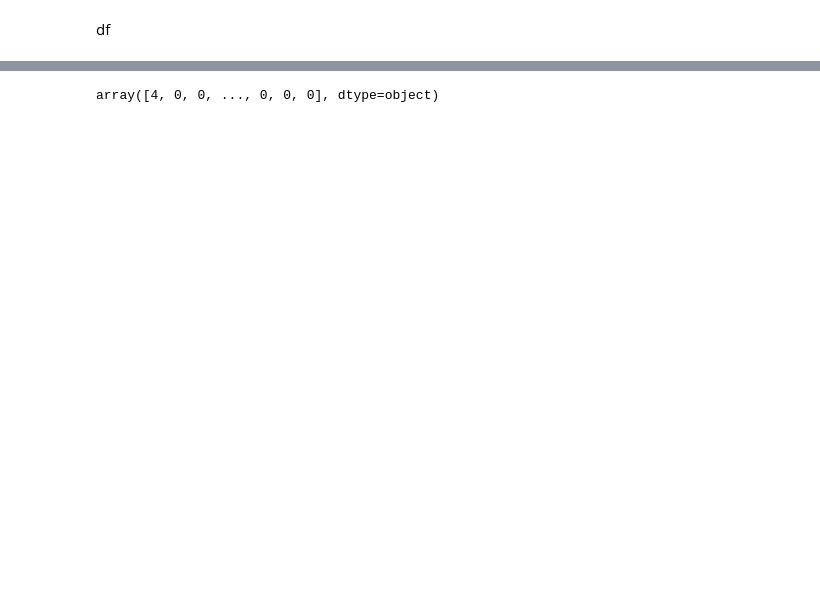
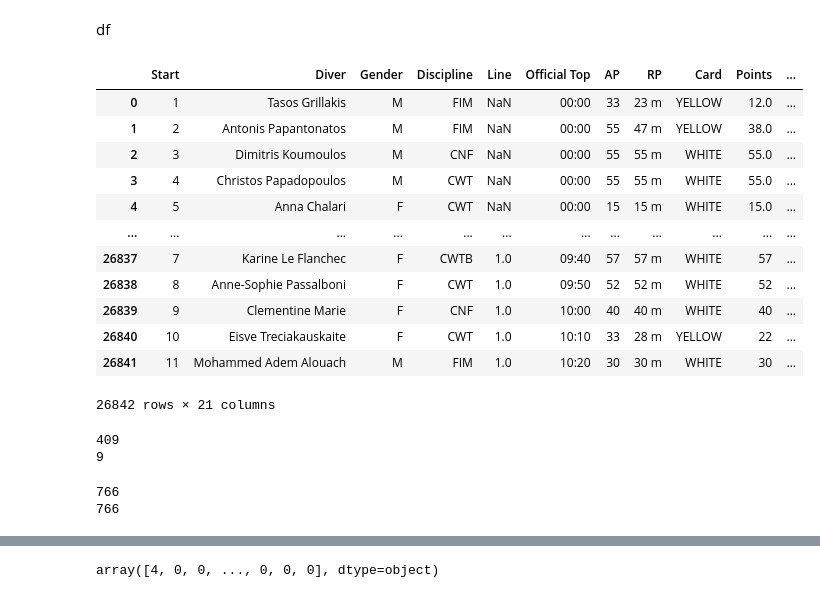
Before and after one commit to dellielo/DeepFreedivingAnalysis, a Jupyter notebook: add_features.ipynb, the cells around one changed output, grey strips where cells are left out. Drawn from its saved outputs; the diff is of its cells as text; code cells hidden in the pictures; blank space fills up the shorter version.

```diff
--- a/add_features.ipynb
+++ b/add_features.ipynb
@@ -7,6 +7,27 @@ import pandas as pd
 df = pd.read_csv(r'././data/aida_competition.csv')
 # %% [markdown]
 df
+# %%
+# df[['Diver_'], ['Nationality']] = df['Diver'].apply(lambda x: pd.Series(x.rsplit('(', 1)))
+df[['Diver', 'Nationality']] = df["Diver"].apply(lambda x: pd.Series(str(x).split("(", 1)))
+
+df['Nationality'] = df['Nationality'].apply(lambda x: x[:-1]) # remove the last parenthesis
+# %%
+df
+# %% [output]
+|  | Start | Diver | Gender | Discipline | Line | Official Top | AP | RP | Card | Points | ... |
+| 0 | 1 | Tasos Grillakis | M | FIM | NaN | 00:00 | 33 | 23 m | YELLOW | 12.0 | ... |
+| 1 | 2 | Antonis Papantonatos | M | FIM | NaN | 00:00 | 55 | 47 m | YELLOW | 38.0 | ... |
+| 2 | 3 | Dimitris Koumoulos | M | CNF | NaN | 00:00 | 55 | 55 m | WHITE | 55.0 | ... |
+| 3 | 4 | Christos Papadopoulos | M | CWT | NaN | 00:00 | 55 | 55 m | WHITE | 55.0 | ... |
+| 4 | 5 | Anna Chalari | F | CWT | NaN | 00:00 | 15 | 15 m | WHITE | 15.0 | ... |
+| ... | ... | ... | ... | ... | ... | ... | ... | ... | ... | ... | ... |
+| 26837 | 7 | Karine Le Flanchec | F | CWTB | 1.0 | 09:40 | 57 | 57 m | WHITE | 57 | ... |
+| 26838 | 8 | Anne-Sophie Passalboni | F | CWT | 1.0 | 09:50 | 52 | 52 m | WHITE | 52 | ... |
+| 26839 | 9 | Clementine Marie | F | CNF | 1.0 | 10:00 | 40 | 40 m | WHITE | 40 | ... |
+| 26840 | 10 | Eisve Treciakauskaite | F | CWT | 1.0 | 10:10 | 33 | 28 m | YELLOW | 22 | ... |
+| 26841 | 11 | Mohammed Adem Alouach | M | FIM | 1.0 | 10:20 | 30 | 30 m | WHITE | 30 | ... |
+26842 rows × 21 columns
 # %%
 
 df['Remarks_norm'] = df['Remarks'].apply(lambda x: str(x).lower())
@@ -26,6 +47,9 @@ print(len(df['Remarks'].unique()))
 remarks_df = sorted([x for x in df['Remarks_norm'].unique()])
 print(len(remarks_df))
 df[['Remarks','Remarks_norm']].to_csv('remarks.csv')
+# %% [output]
+409
+9
 # %%
 df['Category Event'] = df['Title Event'].apply(lambda x: x.lower())
 cond_list = [df['Category Event'].str.contains('|'.join(['vertical blue']), case=False),
@@ -42,6 +66,9 @@ print(len(remarks_df))
 df[['Title Event','Category Event']].to_csv('events.csv')
 pd.DataFrame(remarks_df).to_csv('cat_events.csv')
 # pd.DataFrame(sorted([x for x in df['Category Event'].unique()])).to_csv('cat_events.csv')
+# %% [output]
+766
+766
 # %%
 df['Month'] = pd.to_datetime(df['Day']).dt.month
 
```
Also changed, not shown: parts of 17 cells of this notebook, 1 other file.
